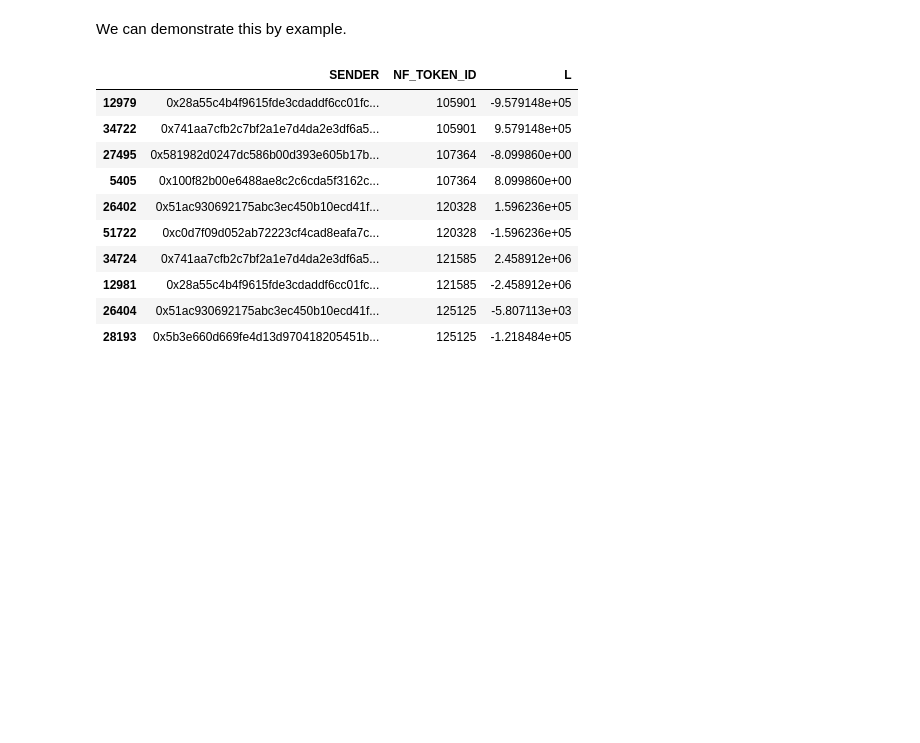
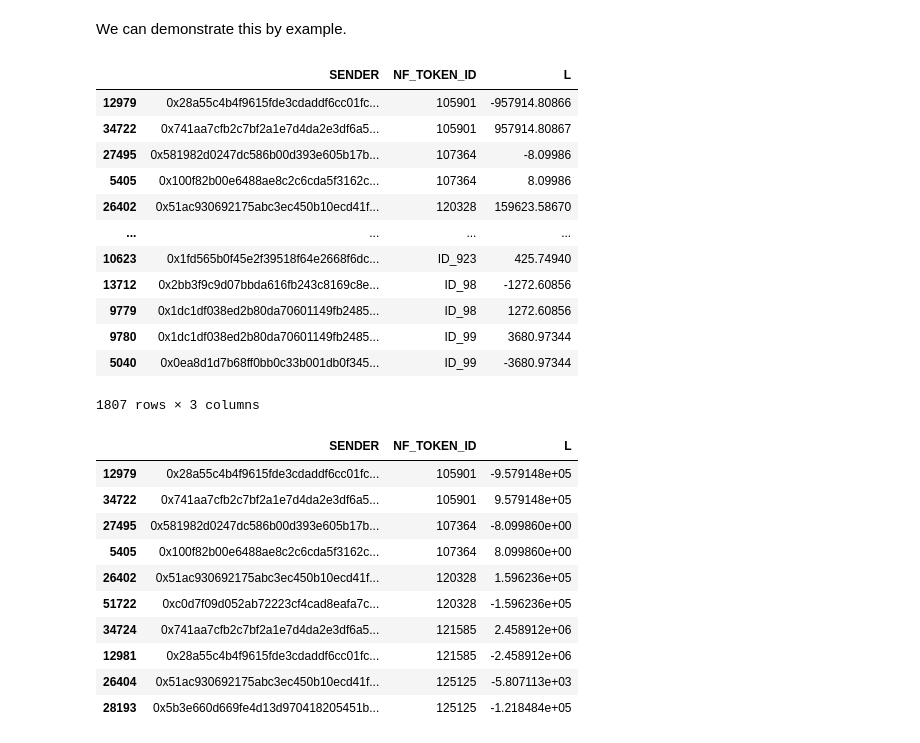
Before and after one commit to zhiconghu/Ethereum_DEX_Data, a Jupyter notebook: Data Descriptions.ipynb, the cells around one changed output. Cells and saved outputs as stored; diff of their text form; code cells hidden in the pictures; blank space fills up the shorter version.

```diff
--- a/Data Descriptions.ipynb
+++ b/Data Descriptions.ipynb
@@ -53,7 +53,7 @@ def Get_Token_Amounts( _L_, _price_lower_, _price_upper_, _current_spot_price_):
 
 Liquidity provision action
 # %%
-lp_action = pd.read_csv(os.path.join(data_dir, "uniswapv3_lp_actions", pool_name + "_LP.csv"))
+lp_action = pd.read_csv(os.path.join(data_dir, "uniswapv3_lp_action_LP", pool_name + "_LP.csv"))
 
 # Final cleaning
 lp_action['BLOCK_TIMESTAMP'] = pd.to_datetime(lp_action['BLOCK_TIMESTAMP'])
@@ -164,6 +164,28 @@ cleared_tokens
 Name: NF_TOKEN_ID, Length: 65238, dtype: object
 # %% [markdown]
 We can demonstrate this by example.
+# %%
+address_clustering = lp_action[['SENDER','BLOCK_TIMESTAMP','NF_TOKEN_ID','L']].copy()
+address_clustering = address_clustering.groupby(['SENDER','NF_TOKEN_ID'])['L'].sum().reset_index()
+address_clustering.loc[np.abs(address_clustering['L']) < 0.1,'L'] = 0
+
+# Get example
+address_clustering = address_clustering[(address_clustering['L'] != 0) & (address_clustering['NF_TOKEN_ID'].isin(cleared_tokens))].sort_values(by = 'NF_TOKEN_ID')
+address_clustering
+# %% [output]
+|  | SENDER | NF_TOKEN_ID | L |
+| 12979 | 0x28a55c4b4f9615fde3cdaddf6cc01fc... | 105901 | -957914.80866 |
+| 34722 | 0x741aa7cfb2c7bf2a1e7d4da2e3df6a5... | 105901 | 957914.80867 |
+| 27495 | 0x581982d0247dc586b00d393e605b17b... | 107364 | -8.09986 |
+| 5405 | 0x100f82b00e6488ae8c2c6cda5f3162c... | 107364 | 8.09986 |
+| 26402 | 0x51ac930692175abc3ec450b10ecd41f... | 120328 | 159623.58670 |
+| ... | ... | ... | ... |
+| 10623 | 0x1fd565b0f45e2f39518f64e2668f6dc... | ID_923 | 425.74940 |
+| 13712 | 0x2bb3f9c9d07bbda616fb243c8169c8e... | ID_98 | -1272.60856 |
+| 9779 | 0x1dc1df038ed2b80da70601149fb2485... | ID_98 | 1272.60856 |
+| 9780 | 0x1dc1df038ed2b80da70601149fb2485... | ID_99 | 3680.97344 |
+| 5040 | 0x0ea8d1d7b68ff0bb0c33b001db0f345... | ID_99 | -3680.97344 |
+1807 rows × 3 columns
 # %%
 address_clustering = lp_action[['SENDER','BLOCK_TIMESTAMP','NF_TOKEN_ID','L']].copy()
 address_clustering = address_clustering.groupby(['SENDER','NF_TOKEN_ID'])['L'].sum().reset_index()
```
Also changed, not shown: 5 other files.
